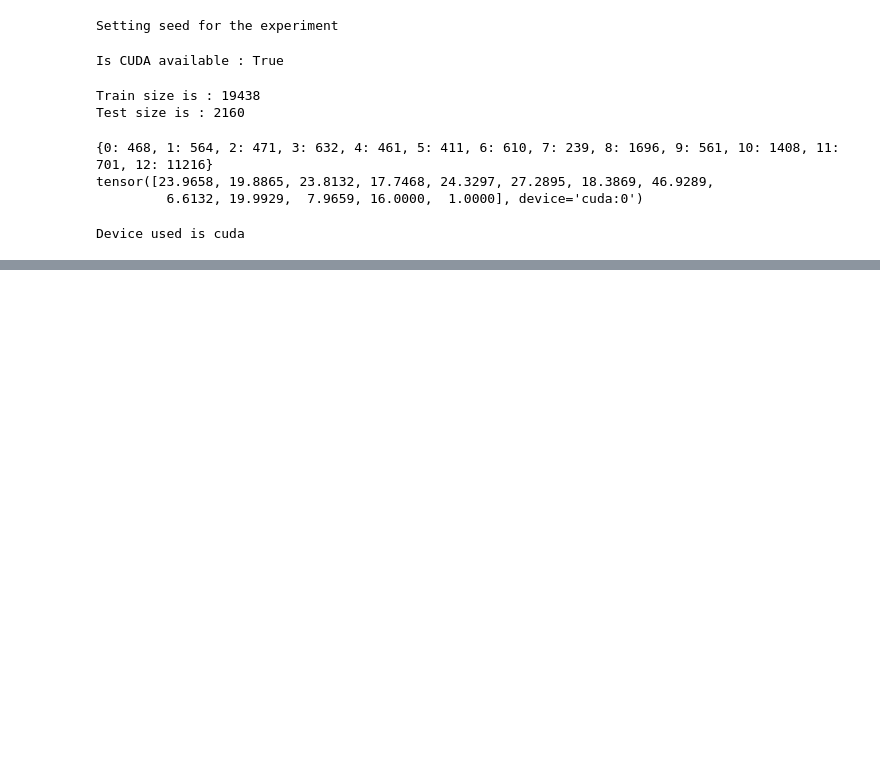
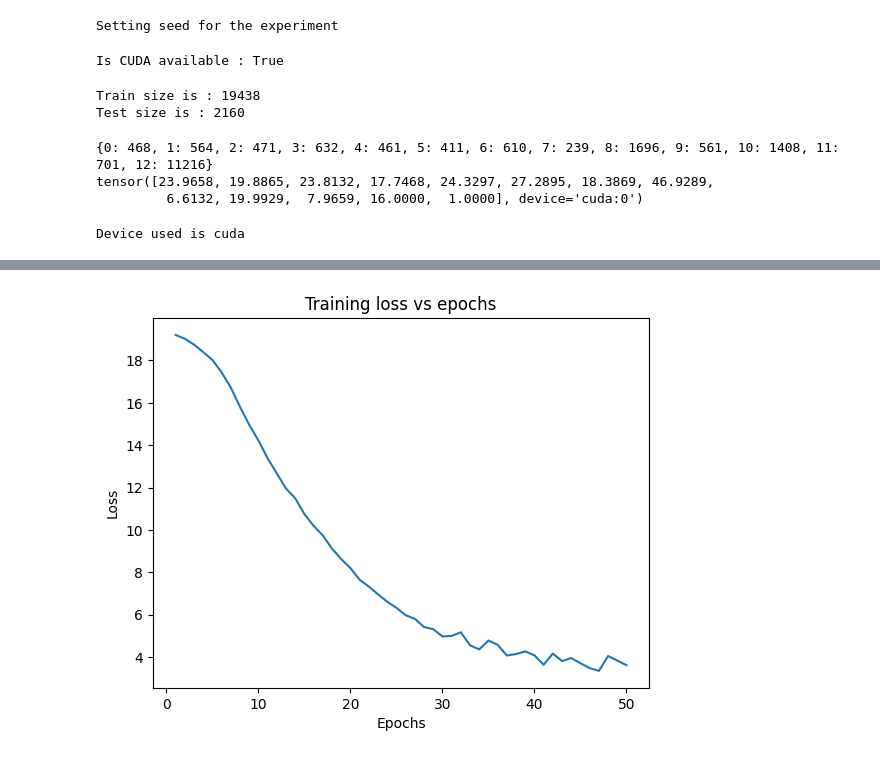
Before and after one commit to MPSLab-ASU/IncidentNet, a Jupyter notebook: city_scale/CNN_DNN/model_train.ipynb, the cells around one changed output, grey strips where cells are left out. Saved outputs shown, nothing was run; the diff lists cells and outputs as text; code cells hidden in the pictures; blank space fills up the shorter version.

```diff
--- a/city_scale/CNN_DNN/model_train.ipynb
+++ b/city_scale/CNN_DNN/model_train.ipynb
@@ -156,16 +159,25 @@ actual_per_class = torch.zeros(n_classes, device=device)
 print(f"Device used is {device}")
 # %% [output]
 Device used is cuda
+# %%
+global_step = 0
+training_loss_data = [] # Stores total training loss for each epoch
+testing_loss_data = [] # Stores total testing loss for each epoch
+epochs = []
+training_time = 0 # Stores the total training time
 # %%
 print(f"Training started for {num_epochs} epochs")
-global_step = 0
+
 for epoch in range(num_epochs):
+
+    epochs .append(epoch)
     model.train()  # Set the model to training mode
     running_loss = 0.0
     correct_predictions = 0
     total_samples = 0
     start_time = time.time()
     total_predictions =0
+
     for i, (inputs, labels) in enumerate(train_dataloader):
 
         inputs, labels = inputs.to(device), labels.to(device)  # Move data to the device
@@ -203,6 +215,7 @@ for epoch in range(num_epochs):
 
     epoch_time = time.time() - start_time
     epoch_loss = running_loss / len(train_dataloader)
+    training_loss_data.append(epoch_loss)
     epoch_accuracy = (correct_predictions / total_samples) * 100
     print(f"Epoch {epoch+1} completed in {epoch_time:.2f} seconds.")
 
@@ -213,15 +226,18 @@ for epoch in range(num_epochs):
     with torch.no_grad():  # No gradients needed for validation
         correct_test_predictions = 0
         total_test_samples = 0
+        test_loss = 0
         for test_inputs, test_labels in test_dataloader:
             test_inputs, test_labels = test_inputs.to(device), test_labels.to(device)
             outputs = model(test_inputs)
+            loss = loss_function(outputs, test_labels)
+            test_loss += loss.item()
             _, predicted = torch.max(outputs.data, 1)
             total_test_samples += test_labels.size(0)
             _, labels_indices = torch.max(test_labels, 1)
 
             correct_test_predictions += (predicted == labels_indices).sum().item()
-
+    testing_loss_data.append(test_loss)
     test_accuracy = (correct_test_predictions / total_test_samples) * 100
     print(f"Epoch {epoch+1} Test Accuracy: {test_accuracy:.2f}% \n")
 
@@ -247,0 +246,12 @@ Epoch 50 Test Accuracy: 17.36%
+# %%
+# Training loss vs epochs
+
+
+
+plt.plot(epochs,training_loss_data)
+plt.title("Training loss vs epochs")
+plt.xlabel("Epochs")
+plt.ylabel("Loss")
+plt.show()
+# %% [output]
+[figure, added]
```
Also changed, not shown: parts of 7 cells of this notebook.
